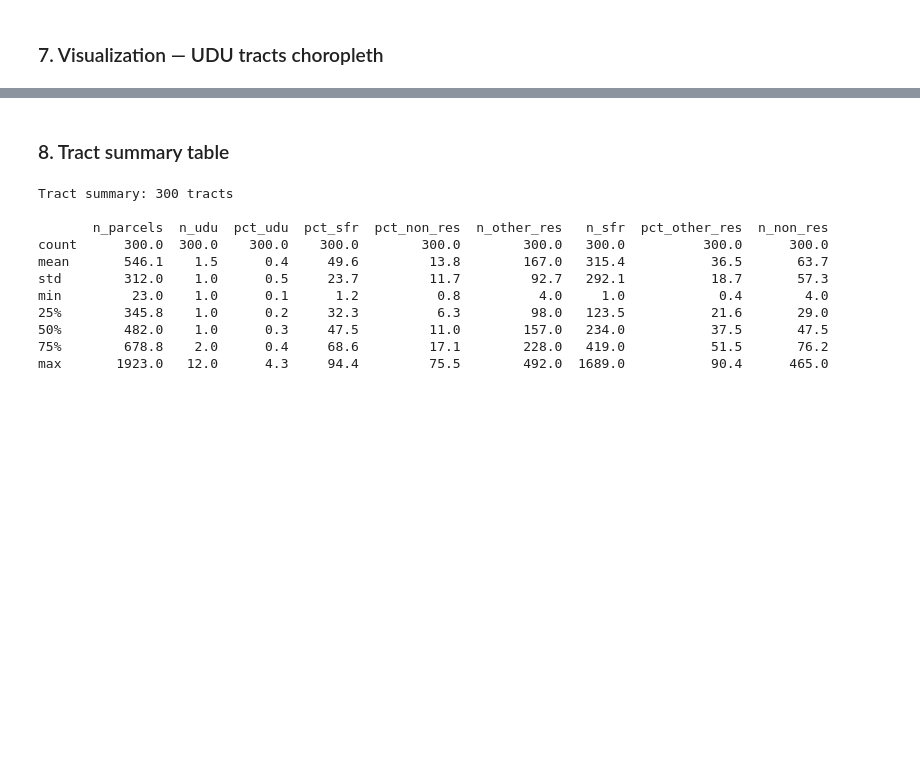
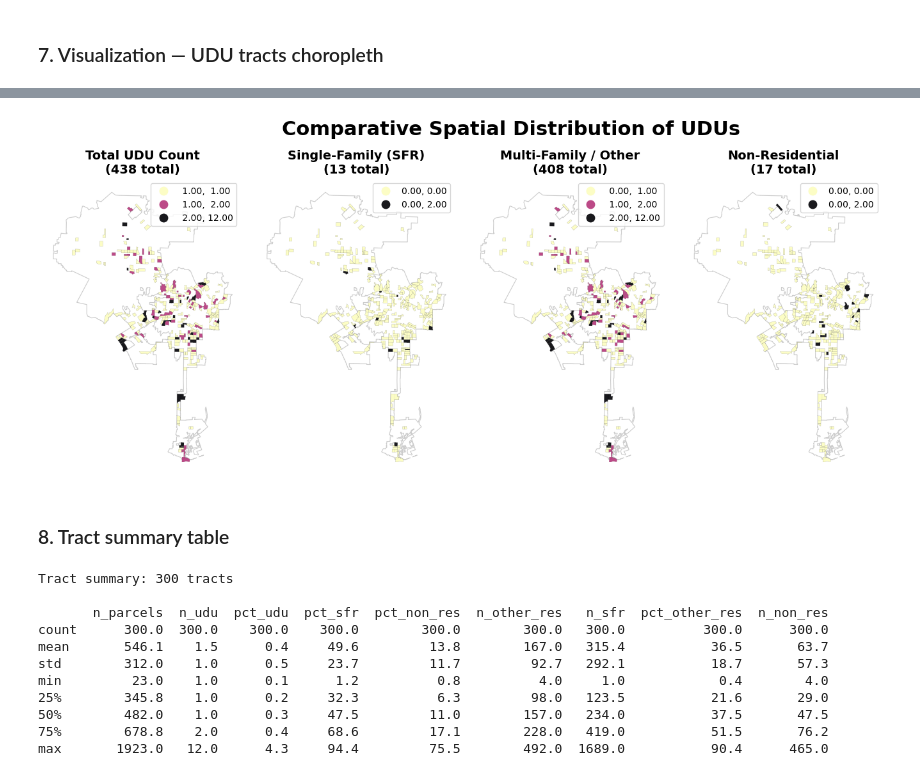
Before and after one commit to AdamSwietek/Hidden_Housing, a Jupyter notebook: notebooks/tasks/05_census_control.ipynb, the cells around one changed output, grey strips where cells are left out. Saved outputs shown, nothing was run; the diff lists cells and outputs as text; code cells hidden in the pictures; blank space fills up the shorter version.

```diff
--- a/notebooks/tasks/05_census_control.ipynb
+++ b/notebooks/tasks/05_census_control.ipynb
@@ -311,3 +356,69 @@ Saved -> notebooks/tasks/figures/udu_tracts_map.png
+# %%
+from src.geoadmin import load_cities
+
+cities = load_cities()
+
+# lacity = cities[cities['name'] == 'Los Angeles'].iloc[0]
+# %%
+lacity = cities[cities['CITYNAME_ALF'] == 'LOS ANGELES']#.iloc[0]
+# %%
+import os
+import matplotlib.pyplot as plt
+import matplotlib.colors as mcolors
+
+# --- 1. Preparation ---
+plot_tracts = udu_tracts.to_crs(UTM_CRS)
+lacity_proj = lacity.to_crs(UTM_CRS)
+
+# Identify the global maximum across all columns to sync the color scales
+# This ensures that "Dark" always means the same number of units
+global_max = plot_tracts[['n_udu', 'sfr', 'other_residential', 'non_residential']].max().max()
+norm = mcolors.Normalize(vmin=0, vmax=global_max)
+shared_cmap = 'magma_r'
+
+categories = {
+    'n_udu': 'Total UDU Count',
+    'sfr': 'Single-Family (SFR)',
+    'other_residential': 'Multi-Family / Other',
+    'non_residential': 'Non-Residential'
+}
+
+# --- 2. Plotting Setup ---
+fig, axes = plt.subplots(1,4, figsize=(15, 6), facecolor='white')
+axes = axes.flatten()
+
+for i, (col, title) in enumerate(categories.items()):
+    ax = axes[i]
+    lacity_proj.boundary.plot(ax=ax, edgecolor='#cccccc', linewidth=0.8, zorder=1)
+
+    # Plot using the shared Normalization (norm)
+    plot_tracts.plot(
+        column=col,
+        ax=ax,
+        cmap='magma_r',#shared_cmap,
+        # norm=norm, # <--- This is the key to sharing the scale
+        edgecolor='#333333',
+        linewidth=0.1,
+        alpha=0.9,
+        zorder=2,
+        legend=True,scheme = 'quantiles'
+    )
+
+    ax.set_axis_off()
+    ax.set_title(f'{title}\n({int(plot_tracts[col].sum()):,} total)', fontsize=14, fontweight='bold')
+
+# # --- 3. Shared Colorbar ---
+# # Instead of 4 legends, we use one big vertical colorbar on the right
+# cbar_ax = fig.add_axes([0.92, 0.2, 0.02, 0.6]) # [left, bottom, width, height]
+# sm = plt.cm.ScalarMappable(cmap=shared_cmap, norm=norm)
+# fig.colorbar(sm, cax=cbar_ax, label='Number of Units per Tract')
+plt.suptitle('Comparative Spatial Distribution of UDUs', fontsize=22, fontweight='bold', y=.95)
+plt.tight_layout(rect=[0, 0, 0.9, 0.93])
+plt.savefig('notebooks/tasks/figures/udu_tract_comparison.png', dpi=300, bbox_inches='tight', transparent=False)
+
+plt.show()
+# %% [output]
+[figure, added]
 # %% [markdown]
 ### 8. Tract summary table
 # %%
```
Also changed, not shown: parts of 9 cells of this notebook, 2 other files.
